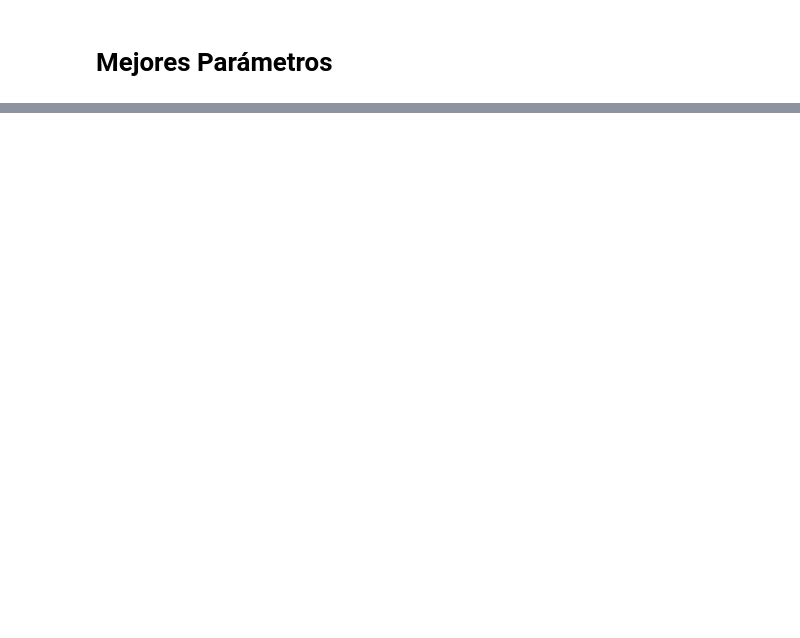
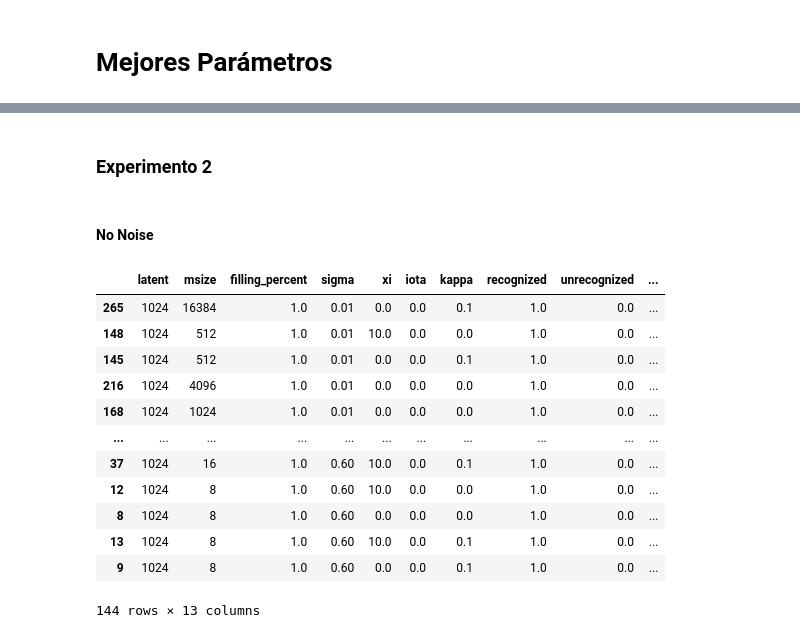
Before and after one commit to roicort/rEAMember, a Jupyter notebook: notebooks/plots.ipynb, the cells around one changed output, grey strips where cells are left out. Cells and saved outputs as stored; diff of their text form; code cells hidden in the pictures; blank space fills up the shorter version.

Commit message:
Plots

```diff
--- a/notebooks/plots.ipynb
+++ b/notebooks/plots.ipynb
@@ -864,0 +28,13 @@ fig.write_image("best_configs.svg", format="svg", scale=2)
+# %%
+summary_path = (
+    EXPERIMENTS_ROOT
+    / "npvinHnivqn-EnglishDictionary/word_1024/recognition/recognition_confusion_results_nonoise.json"
+)
+
+with open(summary_path, "r") as f:
+    e1dfnn = pd.json_normalize(json.load(f), sep="_")
+
+e1dfnn["precision"] = e1dfnn["rates_registered_recognized_rate"] / (e1dfnn["rates_registered_recognized_rate"] + e1dfnn["rates_unregistered_recognized_rate"])
+e1dfnn["recall"] = e1dfnn["rates_registered_recognized_rate"] / (e1dfnn["rates_registered_recognized_rate"] + e1dfnn["rates_registered_unrecognized_rate"])
+
+e1dfnn = e1dfnn.sort_values(["recall"]).reset_index(drop=True)
@@ -864,0 +109,15 @@ fig.write_image("best_configs.svg", format="svg", scale=2)
+# %%
+summary_path = (
+    EXPERIMENTS_ROOT
+    / "npvinHnivqn-EnglishDictionary/word_1024/recognition/recognition_confusion_results_noise_003.json"
+)
+
+with open(summary_path, "r") as f:
+    e1dfn3 = pd.json_normalize(json.load(f), sep="_")
+
+e1dfn3["precision"] = e1dfn3["rates_registered_recognized_rate"] / (e1dfn3["rates_registered_recognized_rate"] + e1dfn3["rates_registered_noised_recognized_rate"])
+e1dfn3["recall"] = e1dfn3["rates_registered_recognized_rate"] / (e1dfn3["rates_registered_recognized_rate"] + e1dfn3["rates_registered_unrecognized_rate"])
+
+e1dfn3 = e1dfn3.sort_values(["recall"]).reset_index(drop=True)
+
+e1dfn3
@@ -864,0 +194,32 @@ fig.write_image("best_configs.svg", format="svg", scale=2)
+# %% [markdown]
+### Experimento 2
+# %% [markdown]
+#### No Noise
+# %%
+data = (
+    EXPERIMENTS_ROOT
+    / "npvinHnivqn-EnglishDictionary/word_1024/best_params/global_memories_results_nonoise.json"
+)
+
+with open(data, "r") as f:
+    data = json.load(f)
+    e2df1 = pd.DataFrame(data)
+
+e2df1.sort_values(["mean_cosine"], inplace=True, ascending=False)
+filtered_plot_df = e2df1[e2df1["recognized"] >= 0.8]
+filtered_plot_df.sort_values(["mean_cosine"], inplace=True, ascending=False)
+filtered_plot_df
+# %% [output]
+|  | latent | msize | filling_percent | sigma | xi | iota | kappa | recognized | unrecognized | ... |
+| 265 | 1024 | 16384 | 1.0 | 0.01 | 0.0 | 0.0 | 0.1 | 1.0 | 0.0 | ... |
+| 148 | 1024 | 512 | 1.0 | 0.01 | 10.0 | 0.0 | 0.0 | 1.0 | 0.0 | ... |
+| 145 | 1024 | 512 | 1.0 | 0.01 | 0.0 | 0.0 | 0.1 | 1.0 | 0.0 | ... |
+| 216 | 1024 | 4096 | 1.0 | 0.01 | 0.0 | 0.0 | 0.0 | 1.0 | 0.0 | ... |
+| 168 | 1024 | 1024 | 1.0 | 0.01 | 0.0 | 0.0 | 0.0 | 1.0 | 0.0 | ... |
+| ... | ... | ... | ... | ... | ... | ... | ... | ... | ... | ... |
+| 37 | 1024 | 16 | 1.0 | 0.60 | 10.0 | 0.0 | 0.1 | 1.0 | 0.0 | ... |
+| 12 | 1024 | 8 | 1.0 | 0.60 | 10.0 | 0.0 | 0.0 | 1.0 | 0.0 | ... |
+| 8 | 1024 | 8 | 1.0 | 0.60 | 0.0 | 0.0 | 0.0 | 1.0 | 0.0 | ... |
+| 13 | 1024 | 8 | 1.0 | 0.60 | 10.0 | 0.0 | 0.1 | 1.0 | 0.0 | ... |
+| 9 | 1024 | 8 | 1.0 | 0.60 | 0.0 | 0.0 | 0.1 | 1.0 | 0.0 | ... |
+144 rows × 13 columns
```
Also changed, not shown: parts of 39 cells of this notebook, 3 other files.
